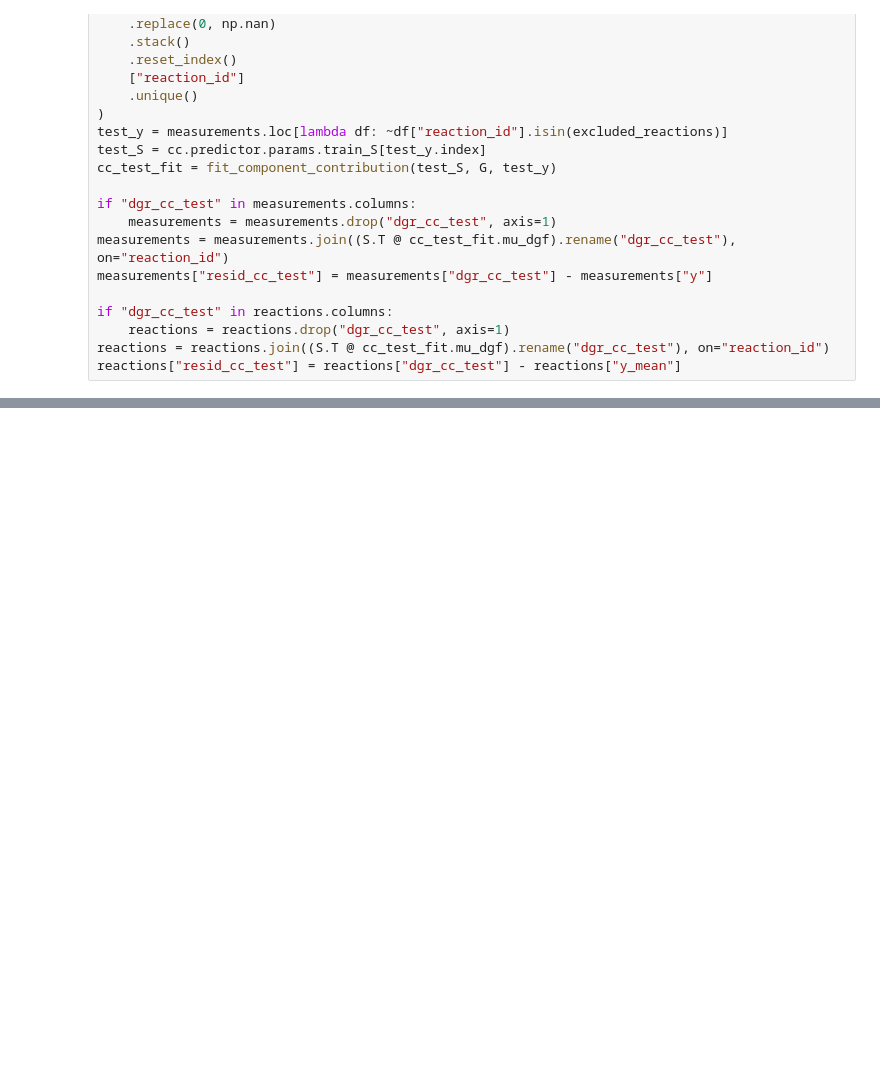
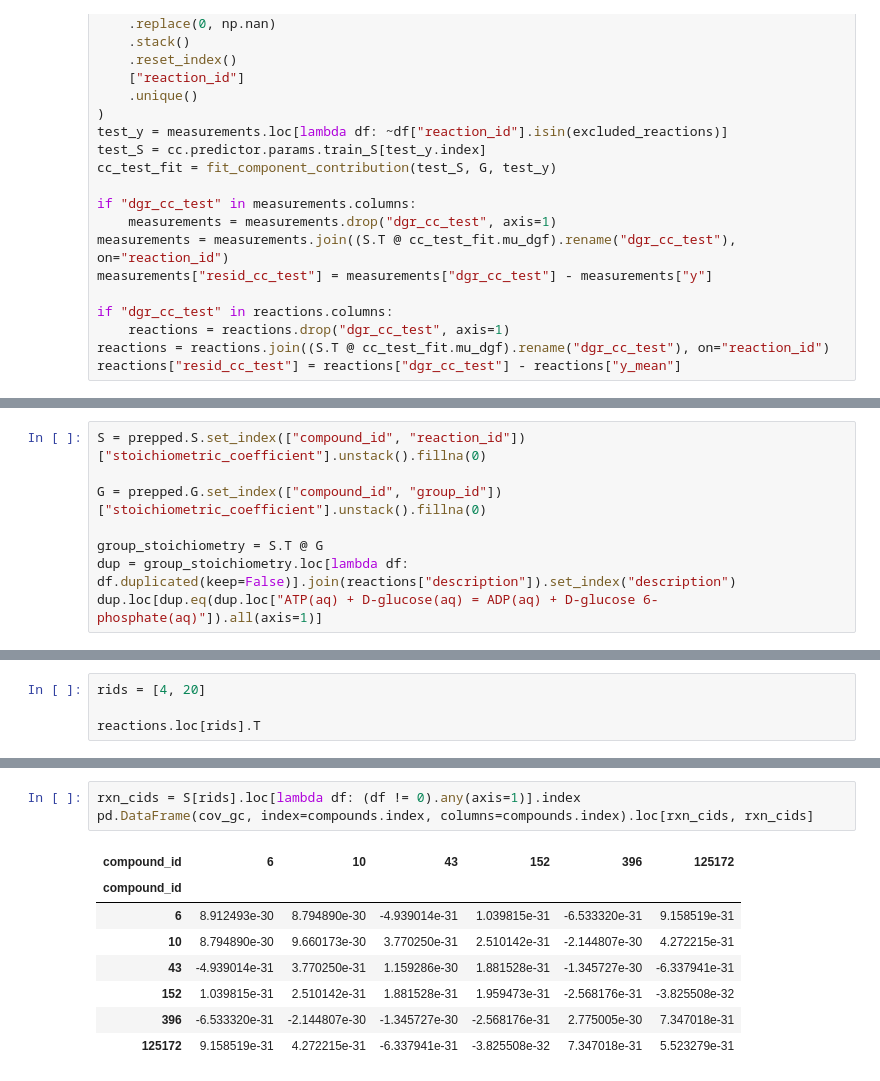
Before and after one commit to biosustain/dgfreg, a Jupyter notebook: dgfreg/investigate.ipynb, the cells around one changed output, grey strips where cells are left out. Drawn from its saved outputs; the diff is of its cells as text; blank space fills up the shorter version.

```diff
--- a/dgfreg/investigate.ipynb
+++ b/dgfreg/investigate.ipynb
@@ -452,0 +582,8 @@ f.savefig(os.path.join(PLOTS_DIR, "out_of_sample_reaction_residuals.svg"), bbox_
+# %%
+S = prepped.S.set_index(["compound_id", "reaction_id"])["stoichiometric_coefficient"].unstack().fillna(0)
+
+G = prepped.G.set_index(["compound_id", "group_id"])["stoichiometric_coefficient"].unstack().fillna(0)
+
+group_stoichiometry = S.T @ G
+dup = group_stoichiometry.loc[lambda df: df.duplicated(keep=False)].join(reactions["description"]).set_index("description")
+dup.loc[dup.eq(dup.loc["ATP(aq) + D-glucose(aq) = ADP(aq) + D-glucose 6-phosphate(aq)"]).all(axis=1)]
@@ -452,0 +596,4 @@ f.savefig(os.path.join(PLOTS_DIR, "out_of_sample_reaction_residuals.svg"), bbox_
+# %%
+rids = [4, 20]
+
+reactions.loc[rids].T
@@ -452,0 +618,12 @@ f.savefig(os.path.join(PLOTS_DIR, "out_of_sample_reaction_residuals.svg"), bbox_
+# %%
+rxn_cids = S[rids].loc[lambda df: (df != 0).any(axis=1)].index
+pd.DataFrame(cov_gc, index=compounds.index, columns=compounds.index).loc[rxn_cids, rxn_cids]
+# %% [output]
+| compound_id | 6 | 10 | 43 | 152 | 396 | 125172 |
+| compound_id |  |  |  |  |  |  |
+| 6 | 8.912493e-30 | 8.794890e-30 | -4.939014e-31 | 1.039815e-31 | -6.533320e-31 | 9.158519e-31 |
+| 10 | 8.794890e-30 | 9.660173e-30 | 3.770250e-31 | 2.510142e-31 | -2.144807e-30 | 4.272215e-31 |
+| 43 | -4.939014e-31 | 3.770250e-31 | 1.159286e-30 | 1.881528e-31 | -1.345727e-30 | -6.337941e-31 |
+| 152 | 1.039815e-31 | 2.510142e-31 | 1.881528e-31 | 1.959473e-31 | -2.568176e-31 | -3.825508e-32 |
+| 396 | -6.533320e-31 | -2.144807e-30 | -1.345727e-30 | -2.568176e-31 | 2.775005e-30 | 7.347018e-31 |
+| 125172 | 9.158519e-31 | 4.272215e-31 | -6.337941e-31 | -3.825508e-32 | 7.347018e-31 | 5.523279e-31 |
```
Also changed, not shown: parts of 25 cells of this notebook.
